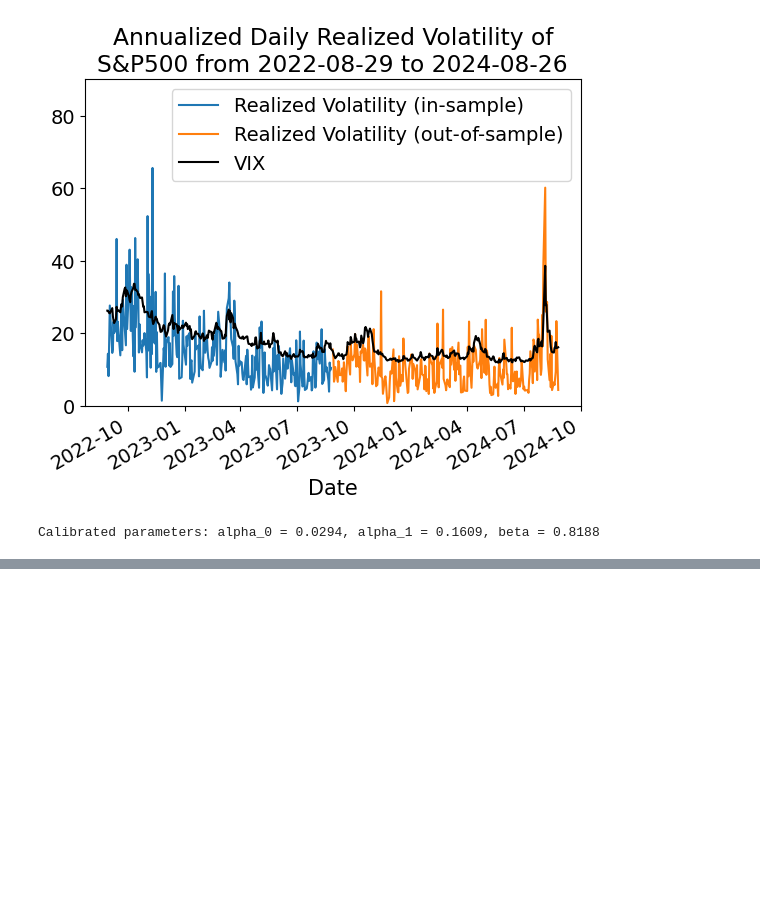
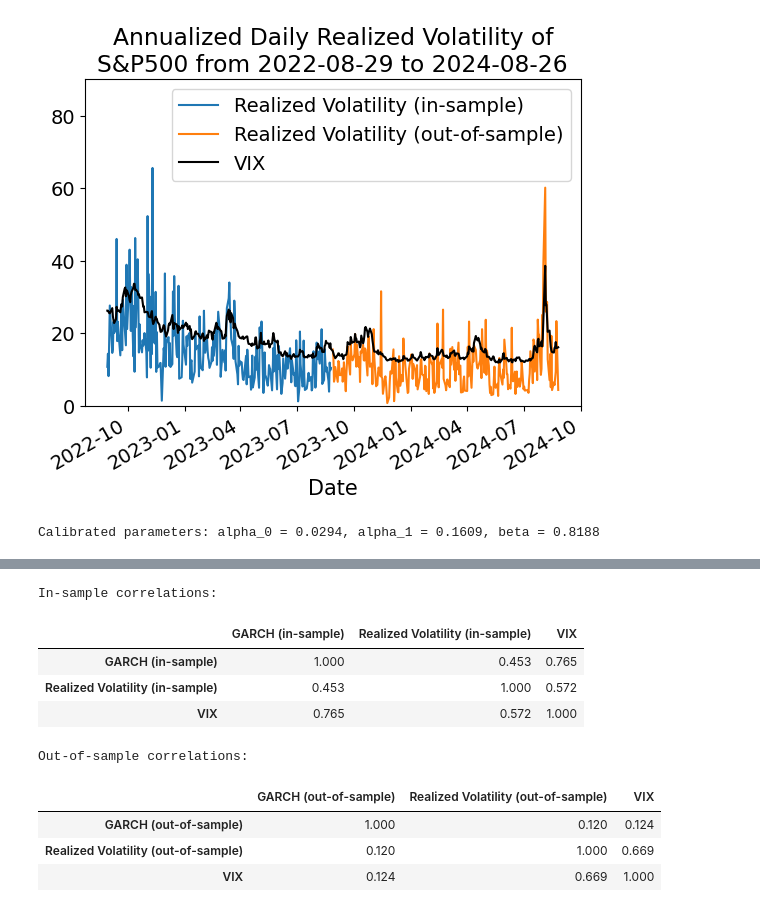
Before and after one commit to brianceco/stylized-properties-of-asset-returns, a Jupyter notebook: stylized_properties_of_returns.ipynb, the cells around one changed output, grey strips where cells are left out. Cells and saved outputs as stored; diff of their text form; code cells hidden in the pictures; blank space fills up the shorter version.

```diff
--- a/stylized_properties_of_returns.ipynb
+++ b/stylized_properties_of_returns.ipynb
@@ -584,3 +584,23 @@ plt.gca().set_ylim(0,100);
+# %%
+VIX_IS = vix['daily'][realized_vol_IS.index]
+VIX_OOS = vix['daily'][realized_vol_OOS.index]
+df_IS = pd.concat([GARCH_IS, realized_vol_IS, VIX_IS], axis='columns')
+df_OOS = pd.concat([GARCH_OOS, realized_vol_OOS, VIX_OOS], axis='columns')
+print('In-sample correlations:')
+display(df_IS.corr())
+print('Out-of-sample correlations:')
+display(df_OOS.corr())
+# %% [output]
+In-sample correlations:
+|  | GARCH (in-sample) | Realized Volatility (in-sample) | VIX |
+| GARCH (in-sample) | 1.000 | 0.453 | 0.765 |
+| Realized Volatility (in-sample) | 0.453 | 1.000 | 0.572 |
+| VIX | 0.765 | 0.572 | 1.000 |
+Out-of-sample correlations:
+|  | GARCH (out-of-sample) | Realized Volatility (out-of-sample) | VIX |
+| GARCH (out-of-sample) | 1.000 | 0.120 | 0.124 |
+| Realized Volatility (out-of-sample) | 0.120 | 1.000 | 0.669 |
+| VIX | 0.124 | 0.669 | 1.000 |
 # %%
 plt.figure()
 plt.suptitle(f'10 Simulations of S&P500 volatility from\n{RV_test.index[0].date()} to {RV_test.index[-1].date()} via GARCH(1,1)')
```
Also changed, not shown: parts of 10 cells of this notebook.
